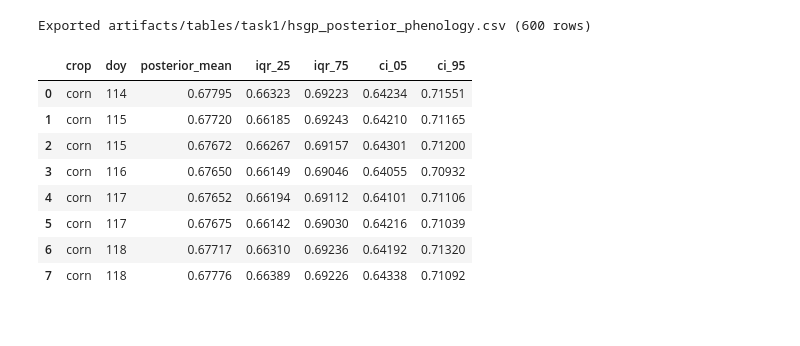
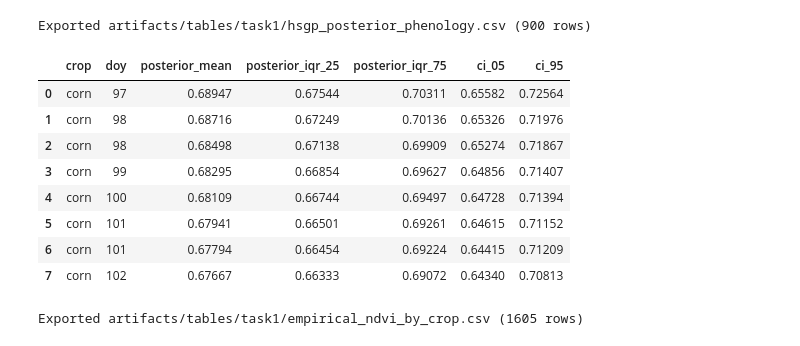
Before and after one commit to SatrunsDream/GeoCrop-Spatiotemporal-Modeling, a Jupyter notebook: notebooks/task1_ndvi_timeseries/model.ipynb, the cells around one changed output. Cells and saved outputs as stored; diff of their text form; code cells hidden in the pictures.

```diff
--- a/notebooks/task1_ndvi_timeseries/model.ipynb
+++ b/notebooks/task1_ndvi_timeseries/model.ipynb
@@ -48,6 +89,8 @@ with open(REPO_ROOT / "configs" / "task1_ndvi_analysis.yaml") as f:
 
 CORN = int(cfg["cdl"]["crop_classes"]["corn"])
 SOY = int(cfg["cdl"]["crop_classes"]["soybean"])
+WHEAT = int(cfg["cdl"]["crop_classes"]["winter_wheat"])
 SEED = int(cfg.get("run", {}).get("seed", 42))
-print(f"JAX backend: {jax.default_backend()} | Corn CDL={CORN}, Soy CDL={SOY}, seed={SEED}")
+CROP_MAP = {"corn": CORN, "soy": SOY, "wheat": WHEAT}
+print(f"JAX backend: {jax.default_backend()} | Corn={CORN}, Soy={SOY}, Wheat={WHEAT}, seed={SEED}")
 # %% [output]
@@ -132,9 +196,15 @@ CDL loaded: 48,208,677 pixels
 # %%
+CROP_STYLE = {
+    "corn":  ("#E69F00", "o", "Corn"),
+    "soy":   ("#0072B2", "s", "Soybean"),
+    "wheat": ("#009E73", "D", "Winter Wheat"),
+}
+
 fig, ax = plt.subplots(figsize=(10, 4))
-for crop, color, mk in [("corn", "#E69F00", "o"), ("soy", "#0072B2", "s")]:
+for crop, (color, mk, label) in CROP_STYLE.items():
     sub = df[df["crop"] == crop]
     ax.scatter(sub["doy"], sub["mean_ndvi"], alpha=0.18, s=10, color=color,
-               marker=mk, label=crop.capitalize())
+               marker=mk, label=label)
 ax.set(xlabel="Day of Year", ylabel="NDVI (weekly spatial mean)",
        title="Input data: per-year weekly mean NDVI by crop (all years pooled)")
 ax.legend()
@@ -189,10 +263,14 @@ def fit_hsgp_svi(model, x, y, num_steps=8000, lr=0.005, seed=42):
     svi_result = svi.run(jr.PRNGKey(seed), num_steps, x, y=y, progress_bar=True)
     return svi_result, guide
 
+CROP_COLORS = {"corn": "#E69F00", "soy": "#0072B2", "wheat": "#009E73"}
+crop_names = list(CROP_COLORS.keys())
+
 results = {}
-fig, axes = plt.subplots(1, 2, figsize=(12, 3.5))
+fig, axes = plt.subplots(1, len(crop_names), figsize=(5 * len(crop_names), 3.5))
 
-for idx, (crop_name, color) in enumerate([("corn", "#E69F00"), ("soy", "#0072B2")]):
+for idx, crop_name in enumerate(crop_names):
+    color = CROP_COLORS[crop_name]
     crop_df = df[df["crop"] == crop_name]
     doy_vals = crop_df["doy"].values.astype(np.float64)
     ndvi_vals = crop_df["mean_ndvi"].values.astype(np.float64)
@@ -244,6 +325,8 @@ for crop_name, res in results.items():
     ppc = predictive(jr.PRNGKey(SEED + 1), x_pred)
     mu_s = np.array(ppc["mu"])
     obs_s = np.array(ppc["obs"])
+
+    crop_obs = df[df["crop"] == crop_name]
     predictions[crop_name] = dict(
         doy=doy_grid,
         mu_mean=mu_s.mean(0),
@@ -253,6 +336,10 @@ for crop_name, res in results.items():
         obs_q25=np.percentile(obs_s, 25, axis=0),
         obs_q75=np.percentile(obs_s, 75, axis=0),
         obs_q95=np.percentile(obs_s, 95, axis=0),
+        emp_doy=crop_obs["doy"].values,
+        emp_mean=crop_obs["mean_ndvi"].values,
+        emp_q25=crop_obs["q25_ndvi"].values,
+        emp_q75=crop_obs["q75_ndvi"].values,
     )
     pk = int(np.argmax(predictions[crop_name]["mu_mean"]))
     pk_doy = doy_grid[pk]
@@ -335,31 +438,36 @@ Saved → artifacts/figures/task1/hsgp_phenology_corn_vs_soy.png
 # %%
 rows = []
 for crop, pred in predictions.items():
     for i, doy_val in enumerate(pred["doy"]):
         rows.append({
             "crop": crop,
             "doy": int(round(doy_val)),
             "posterior_mean": round(float(pred["mu_mean"][i]), 5),
-            "iqr_25": round(float(pred["obs_q25"][i]), 5),
-            "iqr_75": round(float(pred["obs_q75"][i]), 5),
+            "posterior_iqr_25": round(float(pred["obs_q25"][i]), 5),
+            "posterior_iqr_75": round(float(pred["obs_q75"][i]), 5),
             "ci_05": round(float(pred["obs_q05"][i]), 5),
             "ci_95": round(float(pred["obs_q95"][i]), 5),
         })
 export_df = pd.DataFrame(rows)
 tbl_dir = REPO_ROOT / cfg.get("output", {}).get("tables_dir", "artifacts/tables/task1/")
 tbl_dir.mkdir(parents=True, exist_ok=True)
 csv_path = tbl_dir / "hsgp_posterior_phenology.csv"
 export_df.to_csv(csv_path, index=False)
 print(f"Exported {csv_path.relative_to(REPO_ROOT)} ({len(export_df)} rows)")
 display(export_df.head(8))
+
+emp_csv = tbl_dir / "empirical_ndvi_by_crop.csv"
+df.to_csv(emp_csv, index=False)
+print(f"Exported {emp_csv.relative_to(REPO_ROOT)} ({len(df)} rows)")
 # %% [output]
-Exported artifacts/tables/task1/hsgp_posterior_phenology.csv (600 rows)
+Exported artifacts/tables/task1/hsgp_posterior_phenology.csv (900 rows)
-|  | crop | doy | posterior_mean | iqr_25 | iqr_75 | ci_05 | ci_95 |
-| 0 | corn | 114 | 0.67795 | 0.66323 | 0.69223 | 0.64234 | 0.71551 |
-| 1 | corn | 115 | 0.67720 | 0.66185 | 0.69243 | 0.64210 | 0.71165 |
-| 2 | corn | 115 | 0.67672 | 0.66267 | 0.69157 | 0.64301 | 0.71200 |
-| 3 | corn | 116 | 0.67650 | 0.66149 | 0.69046 | 0.64055 | 0.70932 |
-| 4 | corn | 117 | 0.67652 | 0.66194 | 0.69112 | 0.64101 | 0.71106 |
-| 5 | corn | 117 | 0.67675 | 0.66142 | 0.69030 | 0.64216 | 0.71039 |
-| 6 | corn | 118 | 0.67717 | 0.66310 | 0.69236 | 0.64192 | 0.71320 |
-| 7 | corn | 118 | 0.67776 | 0.66389 | 0.69226 | 0.64338 | 0.71092 |
+|  | crop | doy | posterior_mean | posterior_iqr_25 | posterior_iqr_75 | ci_05 | ci_95 |
+| 0 | corn | 97 | 0.68947 | 0.67544 | 0.70311 | 0.65582 | 0.72564 |
+| 1 | corn | 98 | 0.68716 | 0.67249 | 0.70136 | 0.65326 | 0.71976 |
+| 2 | corn | 98 | 0.68498 | 0.67138 | 0.69909 | 0.65274 | 0.71867 |
+| 3 | corn | 99 | 0.68295 | 0.66854 | 0.69627 | 0.64856 | 0.71407 |
+| 4 | corn | 100 | 0.68109 | 0.66744 | 0.69497 | 0.64728 | 0.71394 |
+| 5 | corn | 101 | 0.67941 | 0.66501 | 0.69261 | 0.64615 | 0.71152 |
+| 6 | corn | 101 | 0.67794 | 0.66454 | 0.69224 | 0.64415 | 0.71209 |
+| 7 | corn | 102 | 0.67667 | 0.66333 | 0.69072 | 0.64340 | 0.70813 |
+Exported artifacts/tables/task1/empirical_ndvi_by_crop.csv (1605 rows)
```
Also changed, not shown: parts of 21 cells of this notebook, 6 other files.
